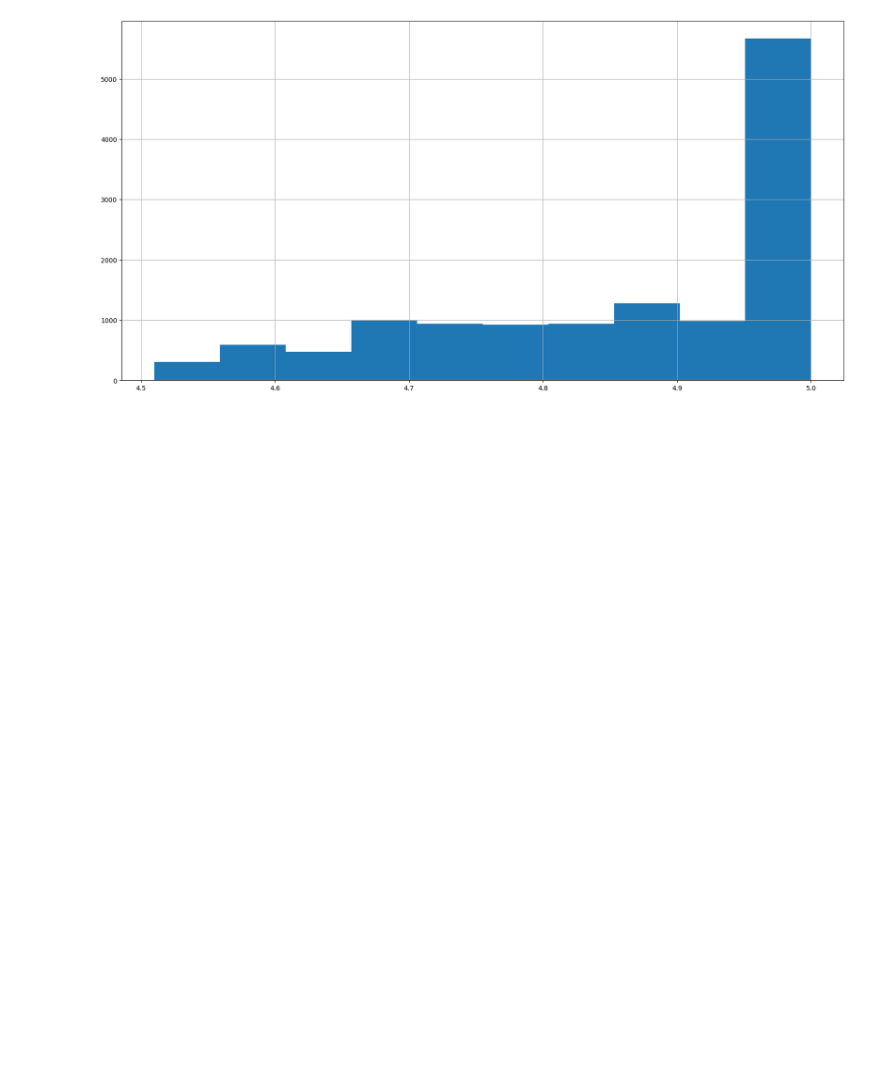
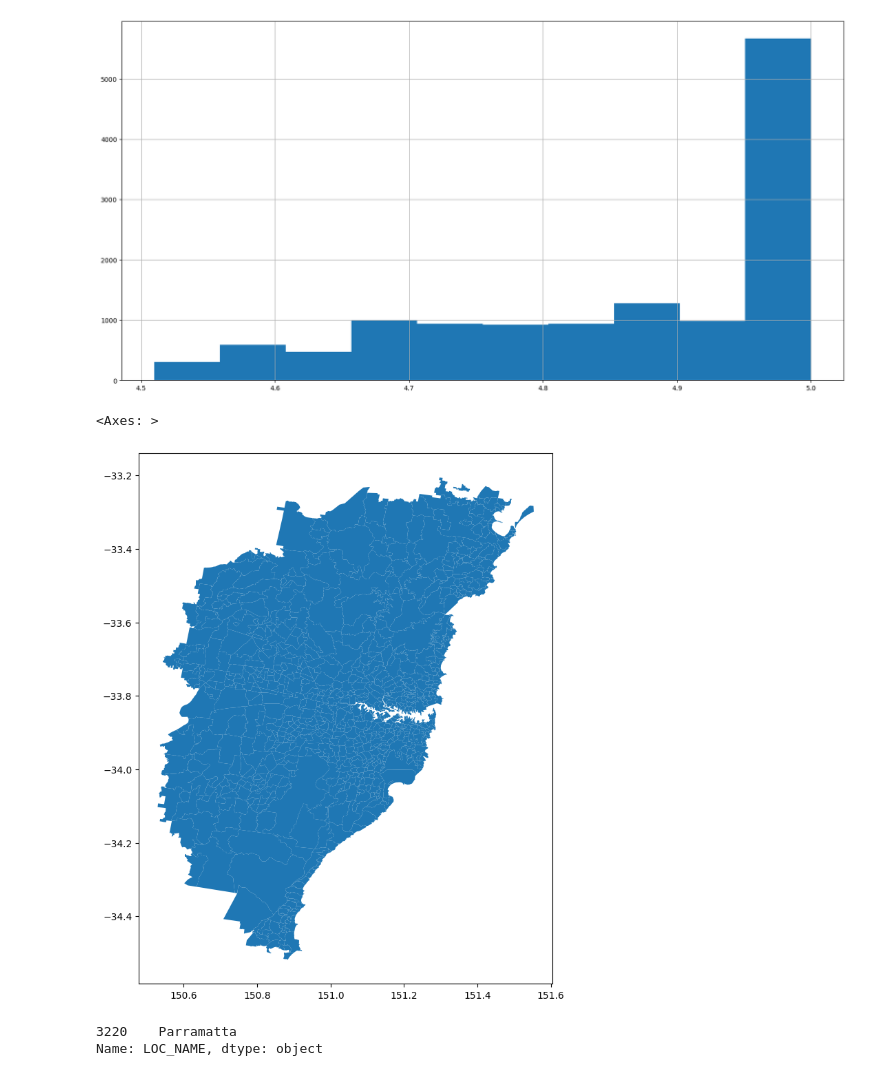
Before and after one commit to ArpadBogdan/Data-Project, a Jupyter notebook: Data_Project/Data-Project.ipynb, the cells around one changed output. Cells and saved outputs as stored; diff of their text form; code cells hidden in the pictures; blank space fills up the shorter version.

```diff
--- a/Data_Project/Data-Project.ipynb
+++ b/Data_Project/Data-Project.ipynb
@@ -115,3 +117,19 @@ listing_data.review_scores_rating[listing_data.review_scores_rating > 4.5].hist(
 # %% [output]
 <Axes: >
 [figure]
+# %%
+right_here = shapely.geometry.point.Point(151.2299732, -33.9178754)
+burbs["distance_from_UNSW"] = burbs.centroid.distance(right_here)
+
+close_burbs = burbs[burbs.distance_from_UNSW < 0.7]
+close_burbs.plot()
+# %% [output]
+<Axes: >
+[figure, added]
+# %%
+suburb = 'Parramatta'
+
+burbs.LOC_NAME[burbs.LOC_NAME == suburb]
+# %% [output]
+3220    Parramatta
+Name: LOC_NAME, dtype: object
```
Also changed, not shown: parts of 3 cells of this notebook.
